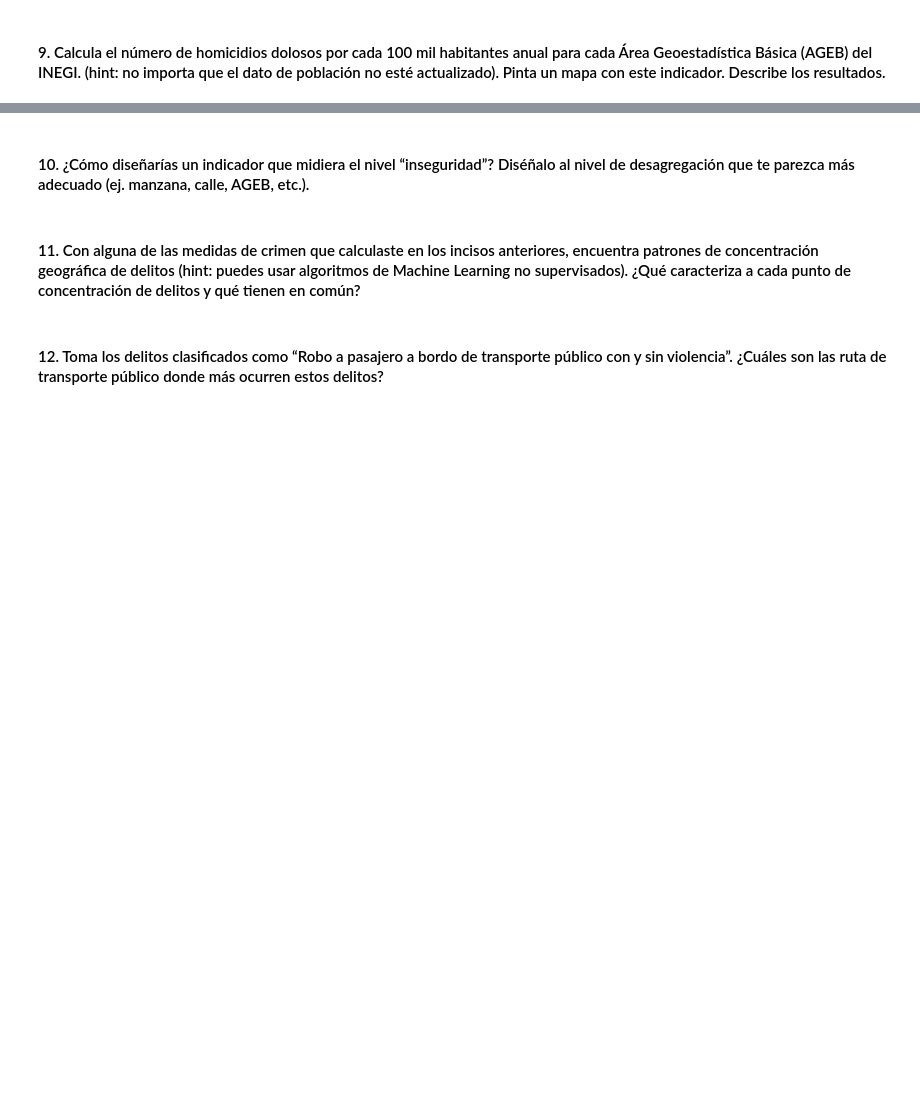
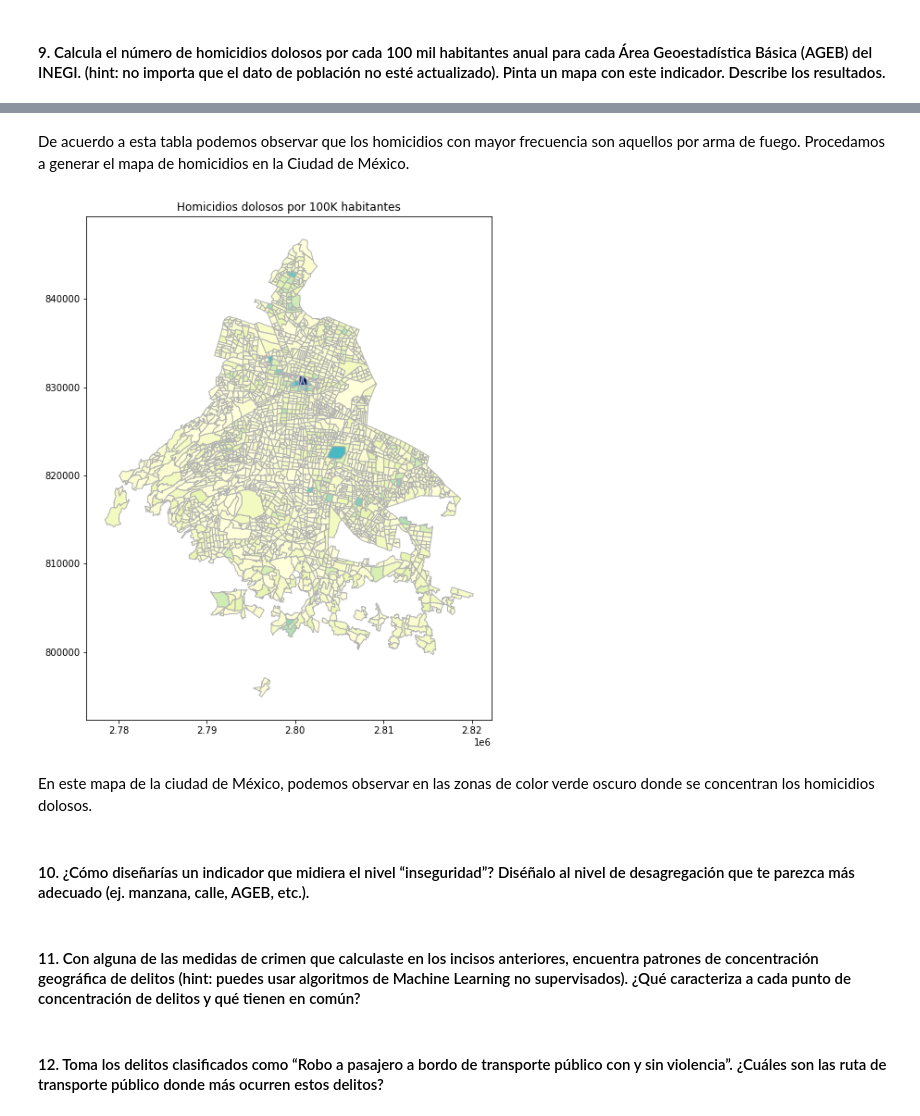
Before and after one commit to Javolet/Evaluacion_OPI, a Jupyter notebook: Seccion_A/Seccion_A_Notebook.ipynb, the cells around one changed output, grey strips where cells are left out. Saved outputs shown, nothing was run; the diff lists cells and outputs as text; code cells hidden in the pictures; blank space fills up the shorter version.

Commit message:
Adicionado el mapa

```diff
--- a/Seccion_A/Seccion_A_Notebook.ipynb
+++ b/Seccion_A/Seccion_A_Notebook.ipynb
@@ -347,0 +349,5 @@ Este mapa se descargará a la carpeta raiz de este proyecto, asimismo se ha busc
+# %%
+# Revisamos los datos del archivo shp y los guardamos en la variable polígonos
+poligonos = gp.read_file('ageb_urb.shp')[['CVEGEO', 'POB1', 'geometry']]
+# Demos un vistazo a este archivo
+poligonos
@@ -347,0 +368,29 @@ Este mapa se descargará a la carpeta raiz de este proyecto, asimismo se ha busc
+# %%
+# De acuerdo a la pregunta, se debe filtrar los delitos de homicidio doloso, retirando los datos NaN
+homicidios = dataset[dataset['categoria_delito'] == 'HOMICIDIO DOLOSO'].dropna(subset=['longitud', 'latitud'])
+
+# Luego con los polígonos vamos a crear un geo dataframe en base a las coordenadas de homicidio doloso
+poligonos_df = gp.GeoDataFrame(homicidios, geometry = \
+                                gp.points_from_xy(homicidios['longitud'], homicidios['latitud']))
+
+# Ahora hay que unir los poligonos
+poli_union = gp.sjoin(poligonos.to_crs('epsg:4326'), poligonos_df.set_crs("EPSG:4326"), how = 'left')
+# Sobre esta unión hacemos una tabla pivote con tipos de homicidio doloso
+poli_union_pv = pd.pivot_table(poli_union, index = 'CVEGEO', columns='delito', aggfunc={'delito':len})
+# Luego convertimos este pivote en algo más cercano a un dataframe
+poli_union_pv.columns = poli_union_pv.columns.droplevel()
+
+# Ahora tenemos un dataframe más limpio con un left join
+poligonos_clean = poligonos.merge(poli_union_pv, how = 'left', on = 'CVEGEO').fillna(0)
+
+# Añadimos el total de homicidios de acuerdo al total de homicidios de nuestro dataset base
+poligonos_clean['TOTAL HOMICIDIOS'] = poligonos_clean[dataset[dataset['categoria_delito'] == \
+                                                                    'HOMICIDIO DOLOSO']['delito'].\
+                                                            unique()].sum(axis=1)
+
+# Luego creamos el índice Total de homicidios por 100,000 habitantes
+poligonos_clean['TOTAL x 100K'] = poligonos_clean[['CVEGEO', 'TOTAL HOMICIDIOS']].\
+                                                  apply(lambda x: x['TOTAL HOMICIDIOS']/10000,axis=1)
+
+# Vamos a mostrar el total de homicidios por CVGEO
+poligonos_clean.sort_values(by = 'TOTAL HOMICIDIOS', ascending = False)
@@ -348,3 +411,17 @@ Este mapa se descargará a la carpeta raiz de este proyecto, asimismo se ha busc
+# %% [markdown]
+De acuerdo a esta tabla podemos observar que los homicidios con mayor frecuencia son aquellos por arma de fuego. Procedamos a generar el mapa de homicidios en la Ciudad de México.
+# %%
+# Vamos a generar el mapa con los homicidios en una escala de verde
+fig, ax = plt.subplots(1, figsize=(14, 10))
+poligonos_clean.plot('TOTAL HOMICIDIOS',cmap='YlGnBu', edgecolor =' 0.7', ax = ax,figsize=(10,10))
+ax.plot()
+plt.
+plt.title('Homicidios dolosos por 100K habitantes')
+plt.show()
+# %% [output]
+[figure, added]
+# %% [markdown]
+En este mapa de la ciudad de México, podemos observar en las zonas de color verde oscuro donde se concentran los homicidios dolosos.
 # %% [markdown]
 #### 10. ¿Cómo diseñarías un indicador que midiera el nivel “inseguridad”? Diséñalo al nivel de desagregación que te parezca más adecuado (ej. manzana, calle, AGEB, etc.).
 # %% [markdown]
```
Also changed, not shown: parts of 20 cells of this notebook.
